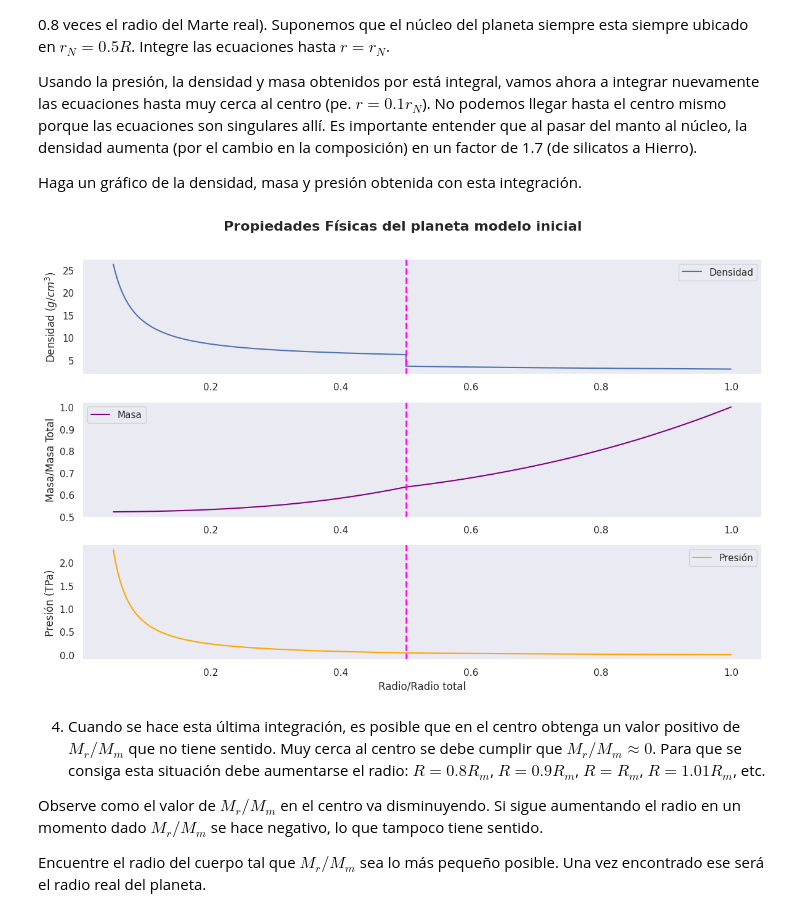
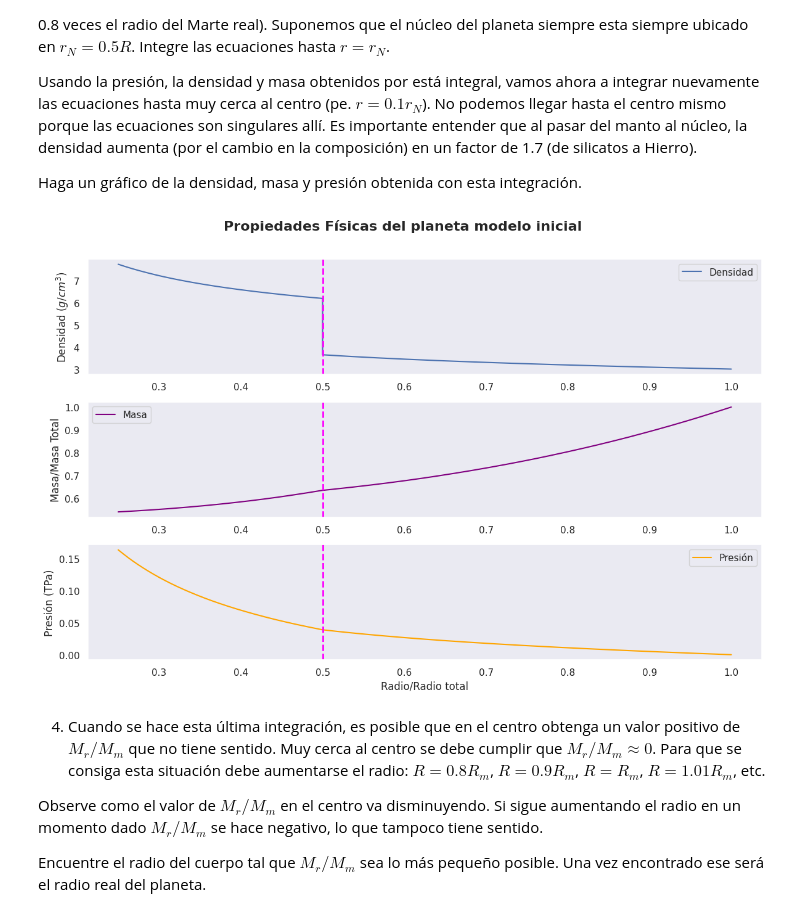
Before and after one commit to andromedalactea/Continuus_Mechanics, a Jupyter notebook: Homeworks/MCON_Tarea4_SismologiaInteriorPlanetario.ipynb, the cells around one changed output. Cells and saved outputs as stored; diff of their text form; code cells hidden in the pictures.

```diff
--- a/Homeworks/MCON_Tarea4_SismologiaInteriorPlanetario.ipynb
+++ b/Homeworks/MCON_Tarea4_SismologiaInteriorPlanetario.ipynb
@@ -336,7 +338,7 @@ rho_nucleo_inicial = 1.7 * sol_manto[-1, 2]  # Aumento por el cambio de material
 y0_nucleo = [p_nucleo_inicial, M_r_nucleo_inicial, rho_nucleo_inicial]
 
 # Integramos desde el núcleo hasta cerca del centro
-r_nucleo = np.linspace(r_N, 0.1 * r_N, 500)  # Evitamos llegar al centro
+r_nucleo = np.linspace(r_N, 0.5 * r_N, 500)  # Evitamos llegar al centro
 sol_nucleo = odeint(model, y0_nucleo, r_nucleo, args=(a_manto, n_K_manto))
 
 # Combinamos las soluciones
@@ -351,34 +353,34 @@ plt.figure(figsize=(12, 8))
 plt.subplot(3, 1, 1)
 plt.plot(r_total/R, rho_total/gr_cm3_2_kg_m3, label='Densidad')
 plt.ylabel(r'Densidad ($g/cm^3$)')
 plt.axvline(x=0.5 , color='magenta', linestyle='--', linewidth=2)  # Línea para el límite
 plt.grid()
 plt.legend()
 
 plt.subplot(3, 1, 2)
 plt.plot(r_total/R, M_r_total/M_m, label='Masa', color='purple')
 plt.ylabel('Masa/Masa Total')
 plt.grid()
 plt.axvline(x=0.5 , color='magenta', linestyle='--', linewidth=2)  # Línea para el límite
 plt.legend()
 
 plt.subplot(3, 1, 3)
 plt.plot(r_total/R, p_total/tera, label='Presión', color='orange')
 plt.xlabel('Radio/Radio total')
 plt.ylabel('Presión (TPa)')
 plt.grid()
 plt.axvline(x=0.5 , color='magenta', linestyle='--', linewidth=2)  # Línea para el límite
 plt.legend()
 
 # Agregar un título global a los subplots
 plt.suptitle('Propiedades Físicas del planeta modelo inicial', fontsize=16, fontweight='bold')
 
 # Mostrar gráficos
 plt.tight_layout()
 plt.subplots_adjust(top=0.9)  # Ajustar el espacio superior para acomodar el título global
 plt.show()
 # %% [output]
-[figure, old version]
+[figure, new version]
 # %% [markdown]
 4. Cuando se hace esta última integración, es posible que en el centro obtenga un valor positivo de $M_r/M_m$ que no tiene sentido. Muy cerca al centro se debe cumplir que $M_r/M_m\approx 0$. Para que se consiga esta situación debe aumentarse el radio: $R=0.8R_m$, $R=0.9R_m$, $R=R_m$, $R=1.01R_m$, etc.
 
```
Also changed, not shown: parts of 10 cells of this notebook, 3 other files.
